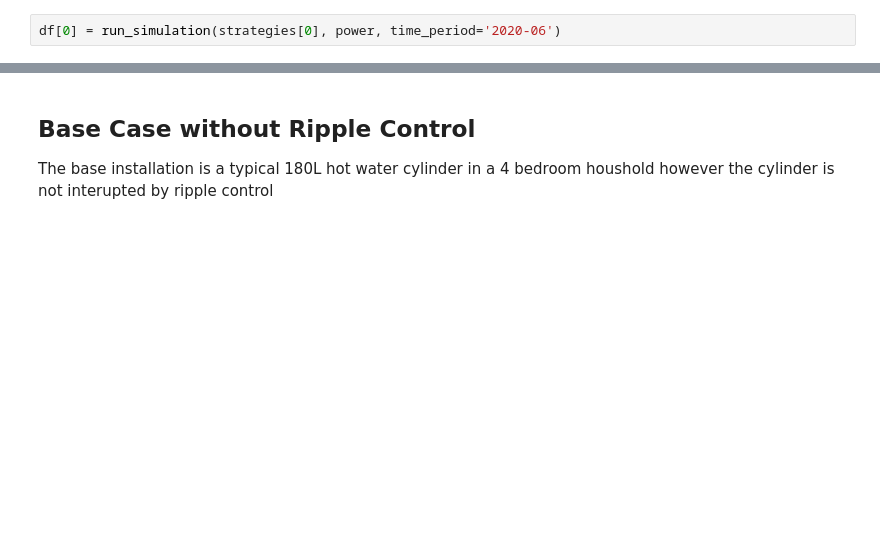
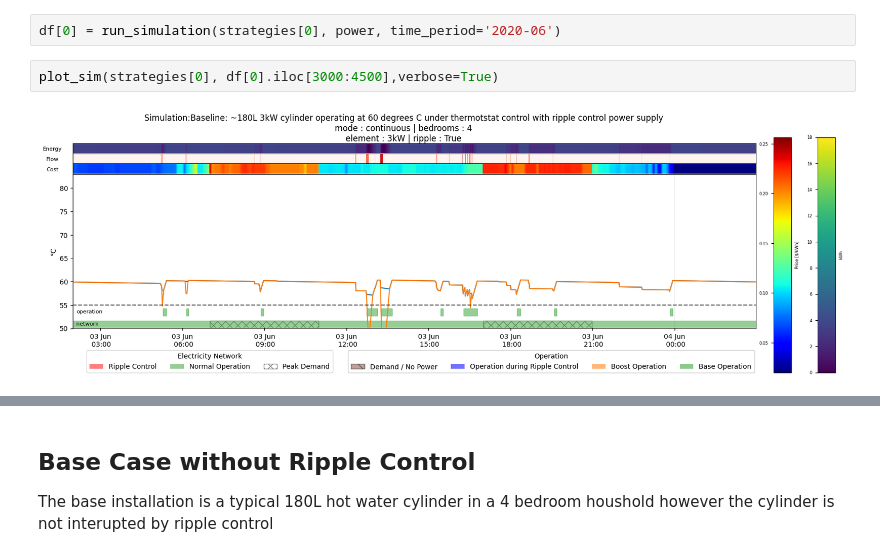
Before and after one commit to CJP123/cylinder, a Jupyter notebook: nbs/05_use.ipynb, the cells around one changed output, grey strips where cells are left out. Drawn from its saved outputs; the diff is of its cells as text; blank space fills up the shorter version.

```diff
--- a/nbs/05_use.ipynb
+++ b/nbs/05_use.ipynb
@@ -134,5 +135,9 @@ def run_simulation(strategy, power, time_period):
             tmp.assign(energy = lambda df: df.volume.mean()*4.2*((df.T0*df.z + df.T1*(1-df.z))-55))],axis=1).set_index('timestamp')
 # %%
 df[0] = run_simulation(strategies[0], power, time_period='2020-06')
+# %%
+plot_sim(strategies[0], df[0].iloc[3000:4500],verbose=True)
+# %% [output]
+[figure, added]
 # %%
 # |filter_stream FutureWarning
```
Also changed, not shown: parts of 17 cells of this notebook, 11 other files.
